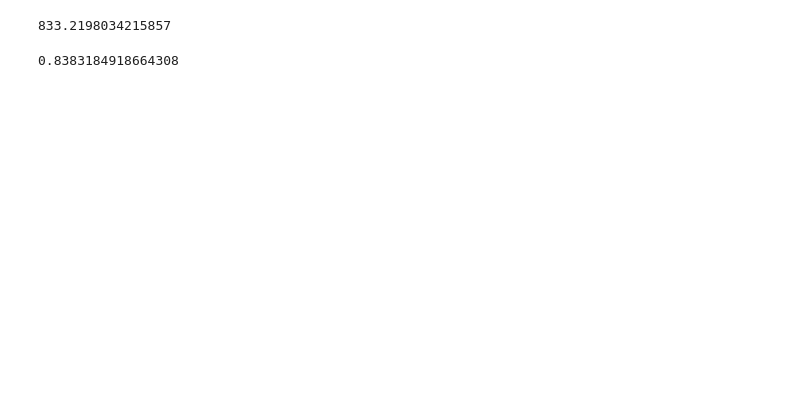
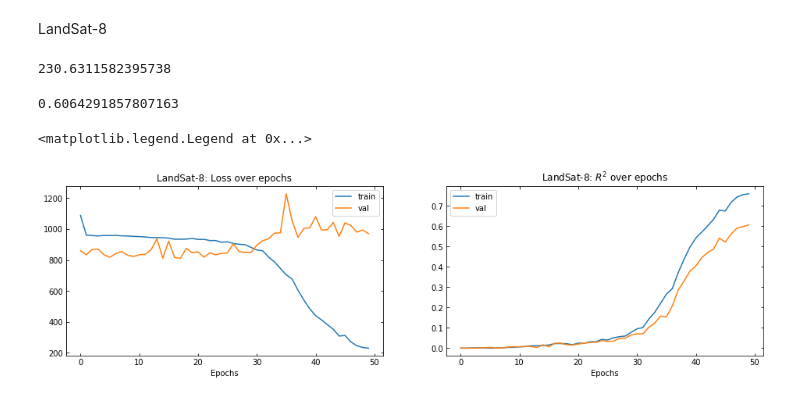
Before and after one commit to chrisyeh96/india-poverty, a Jupyter notebook: ipython_notebooks/plotting.ipynb, the cells around one changed output. Saved outputs shown, nothing was run; the diff lists cells and outputs as text; code cells hidden in the pictures; blank space fills up the shorter version.

```diff
--- a/ipython_notebooks/plotting.ipynb
+++ b/ipython_notebooks/plotting.ipynb
@@ -7,0 +5,2 @@ fc_r = {'train': [-0.0060126444963094416, 0.070839025901277108, 0.01950066155592
+# %% [markdown]
+LandSat-8
@@ -8,8 +10,25 @@ fc_r = {'train': [-0.0060126444963094416, 0.070839025901277108, 0.01950066155592
+# %%
+losses["train"][-1] / 4
+# %% [output]
+230.6311582395738
 # %%
-fc_losses["val"][-1]
+rsq["val"][-1]
 # %% [output]
-833.2198034215857
+0.6064291857807163
-# %%
-fc_r["val"][-1]
-# %% [output]
-0.8383184918664308
+# %%
+plt.figure(figsize=(16, 4))
+plt.subplot(1, 2, 1)
+plt.plot(np.array(losses["train"]) / 4, label="train")
+plt.plot(np.array(losses["val"]) / 4, label="val")
+plt.title("LandSat-8: Loss over epochs")
+plt.xlabel("Epochs")
+plt.legend()
+plt.subplot(1, 2, 2)
+plt.plot(np.array(rsq["train"]), label="train")
+plt.plot(np.array(rsq["val"]), label="val")
+plt.title("LandSat-8: $R^2$ over epochs")
+plt.xlabel("Epochs")
+plt.legend()
+# %% [output]
+<matplotlib.legend.Legend at 0x...>
+[figure, added]
```
Also changed, not shown: parts of 18 cells of this notebook.
